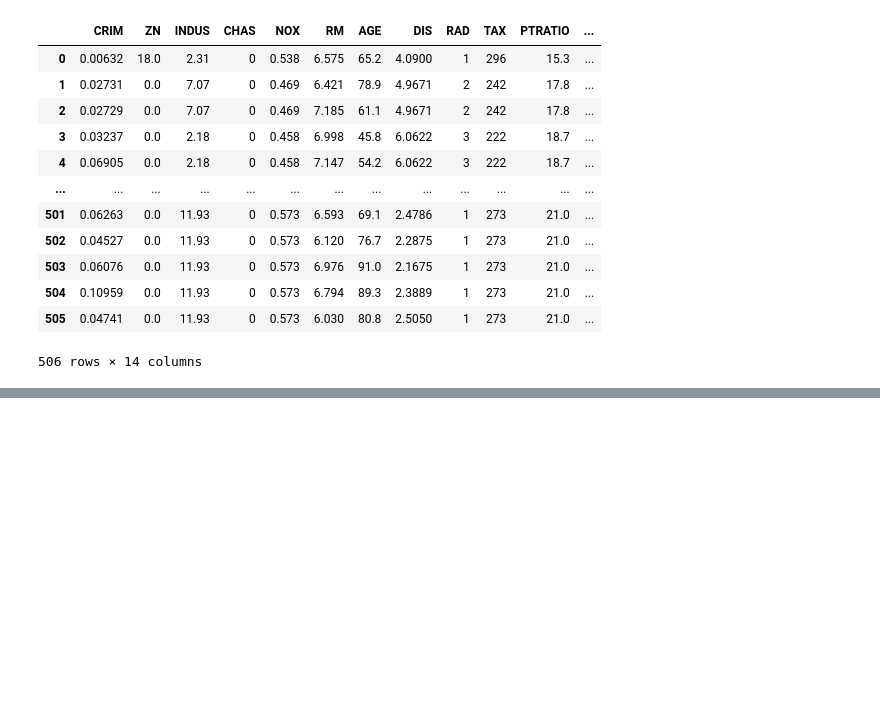
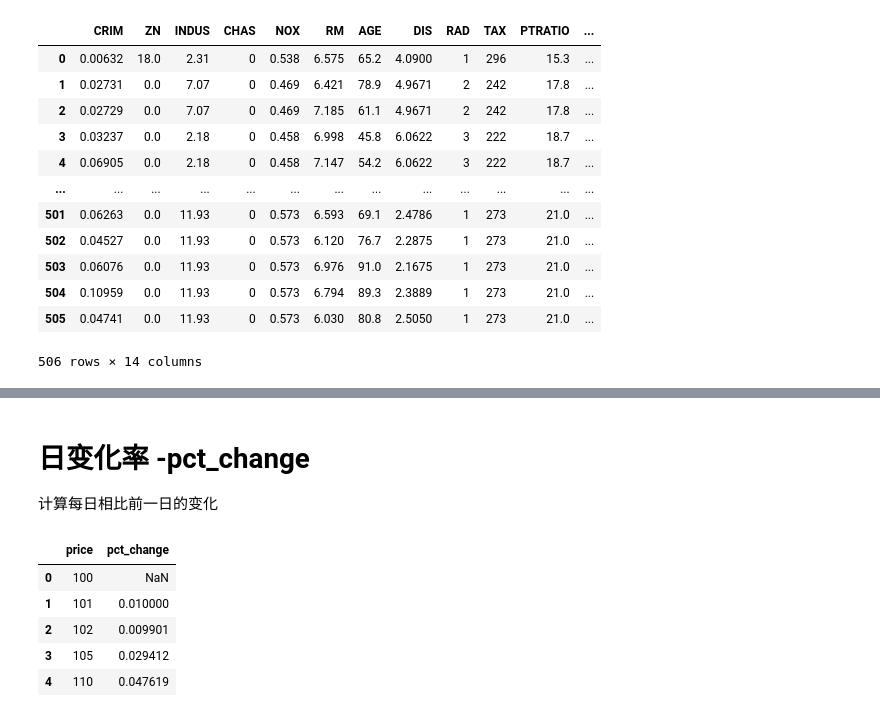
Before and after one commit to iridescentGray/self-learn-python-project, a Jupyter notebook: data_analysis/pandas_api/dataframe/data_analysis.ipynb, the cells around one changed output, grey strips where cells are left out. Saved outputs shown, nothing was run; the diff lists cells and outputs as text; code cells hidden in the pictures; blank space fills up the shorter version.

```diff
--- a/data_analysis/pandas_api/dataframe/data_analysis.ipynb
+++ b/data_analysis/pandas_api/dataframe/data_analysis.ipynb
@@ -438,3 +438,18 @@ boston_df.corr("spearman")
 | B | -0.360555 | 0.163135 | -0.285840 | -0.039810 | -0.296662 | 0.053660 | -0.228022 | 0.249595 | -0.282533 | -0.329843 | -0.072027 | ... |
 | LSTAT | 0.634760 | -0.490074 | 0.638747 | -0.050575 | 0.636828 | -0.640832 | 0.657071 | -0.564262 | 0.394322 | 0.534423 | 0.467259 | ... |
 | PRICE | -0.558891 | 0.438179 | -0.578255 | 0.140612 | -0.562609 | 0.633576 | -0.547562 | 0.445857 | -0.346776 | -0.562411 | -0.555905 | ... |
+# %% [markdown]
+# 日变化率 -pct_change
+计算每日相比前一日的变化
+# %%
+data = { 'price': [100, 101, 102, 105, 110]}
+df = pd.DataFrame(data)
+df['pct_change'] = df['price'].pct_change()
+df
+# %% [output]
+|  | price | pct_change |
+| 0 | 100 | NaN |
+| 1 | 101 | 0.010000 |
+| 2 | 102 | 0.009901 |
+| 3 | 105 | 0.029412 |
+| 4 | 110 | 0.047619 |
```
Also changed, not shown: 3 other files.
